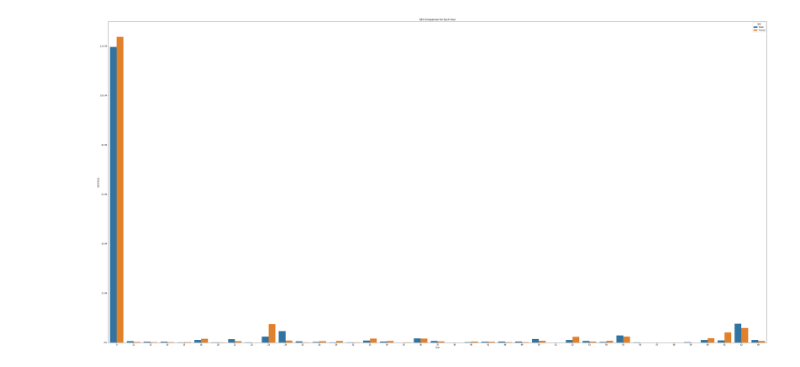
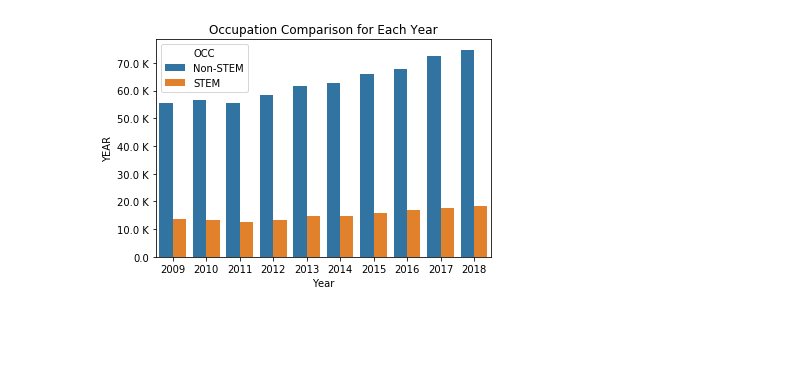
Before and after one commit to AllenSun7/ECON-STEM_GENDER_GAP, a Jupyter notebook: data_visualization.ipynb, the cells around one changed output. Cells and saved outputs as stored; diff of their text form; code cells hidden in the pictures; blank space fills up the shorter version.

```diff
--- a/data_visualization.ipynb
+++ b/data_visualization.ipynb
@@ -113,0 +149,3 @@ Counter({'NON-STEM': 30364353, 'STEM': 926590})
+# %%
+df = df.dropna()
+df.info()
@@ -124,7 +179,7 @@ def y_fmt(tick_val, pos):
     if tick_val >= 1000000:
         val = int(tick_val)/1000000
         return '{:.1f} M'.format(val)
-    elif tick_val > 1000:
+    elif tick_val >= 1000:
         val = int(tick_val) / 1000
         return '{:.1f} K'.format(val)
     else:
@@ -153,7 +210,7 @@ def y_fmt(tick_val, pos):
     if tick_val >= 1000000:
         val = int(tick_val)/1000000
         return '{:.1f} M'.format(val)
-    elif tick_val > 1000:
+    elif tick_val >= 1000:
         val = int(tick_val) / 1000
         return '{:.1f} K'.format(val)
     else:
@@ -173,0 +233,27 @@ plt.show()
+# %%
+import numpy as np
+import matplotlib.pyplot as plt
+import matplotlib.pylab as pl
+import matplotlib.ticker as tick
+
+# Auto adjust unit of y Axis
+def y_fmt(tick_val, pos):
+    if tick_val >= 1000000:
+        val = int(tick_val)/1000000
+        return '{:.1f} M'.format(val)
+    elif tick_val >= 1000:
+        val = int(tick_val) / 1000
+        return '{:.1f} K'.format(val)
+    else:
+        return tick_val
+
+# plt.figure(figsize=[60,30])
+ax = sns.countplot(x='YEAR', hue='DEGFIELD', data=df)
+ax = pl.gca()
+ax.yaxis.set_major_formatter(tick.FuncFormatter(y_fmt))
+ax.set_ylabel('Population')
+ax.set_xlabel('Year')
+ax.axes.set_title('DEGFIELD Comparison for Each Year')
+# ax.tick_params(labelsize=40)
+# plt.xticks(rotation=45)
+plt.show()
@@ -234,29 +322,29 @@ plt.show()
 # %%
 import numpy as np
 import matplotlib.pyplot as plt
 import matplotlib.pylab as pl
 import matplotlib.ticker as tick
 
 # Auto adjust unit of y Axis
 def y_fmt(tick_val, pos):
     if tick_val >= 1000000:
         val = int(tick_val)/1000000
         return '{:.1f} M'.format(val)
-    elif tick_val > 1000:
+    elif tick_val >= 1000:
         val = int(tick_val) / 1000
         return '{:.1f} K'.format(val)
     else:
         return tick_val
 
-plt.figure(figsize=[60,30])
-ax = sns.countplot(x='DEGFIELD', hue='SEX', data=df)
+# plt.figure(figsize=[60,30])
+ax = sns.countplot(x='YEAR', hue='OCC', data=df)
 ax = pl.gca()
 ax.yaxis.set_major_formatter(tick.FuncFormatter(y_fmt))
-ax.set_ylabel('DEGFIELD')
+ax.set_ylabel('YEAR')
 ax.set_xlabel('Year')
-ax.axes.set_title('SEX Comparison for Each Year')
+ax.axes.set_title('Occupation Comparison for Each Year')
 # ax.tick_params(labelsize=40)
 # plt.xticks(rotation=45)
 plt.show()
 # %% [output]
-[figure, old version]
+[figure, new version]
```
Also changed, not shown: parts of 35 cells of this notebook, 5 other files.
